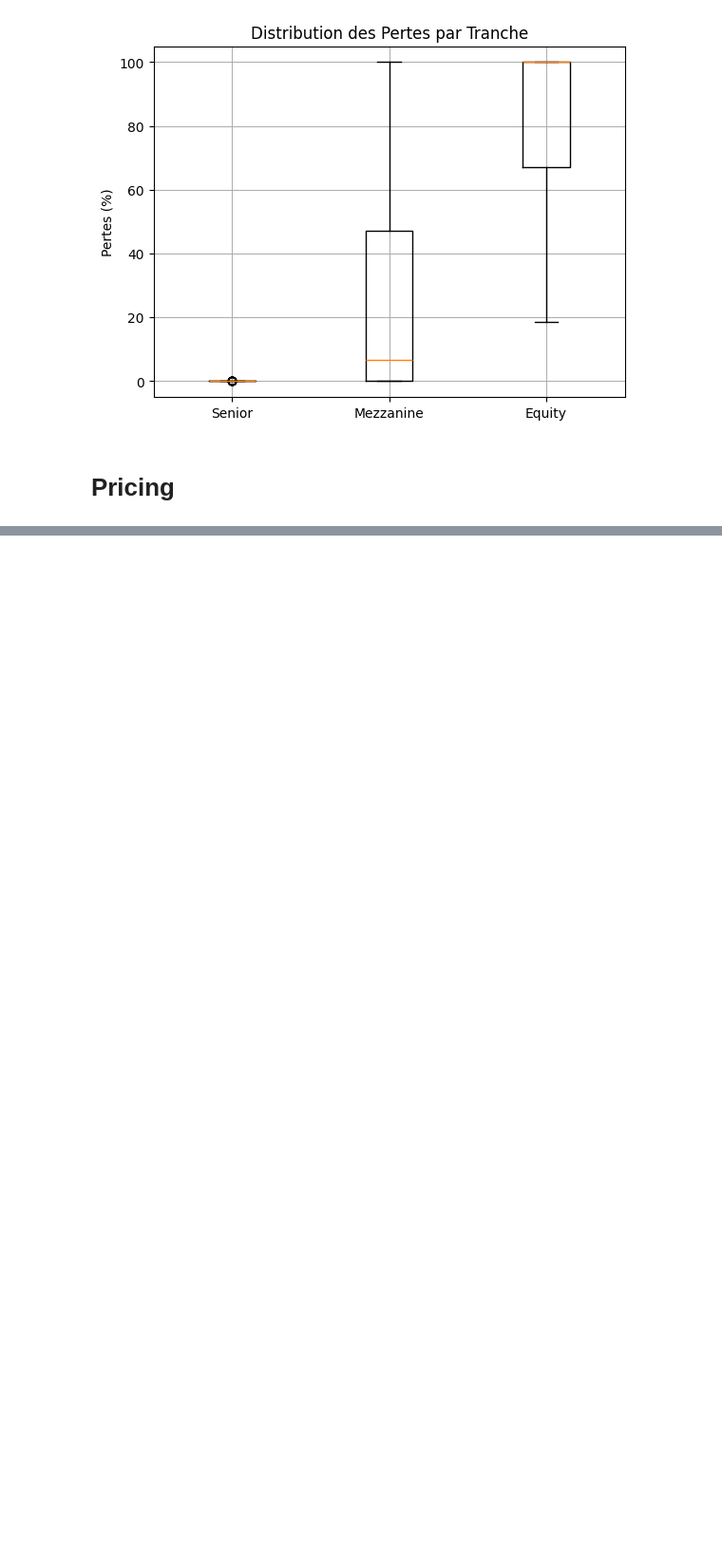
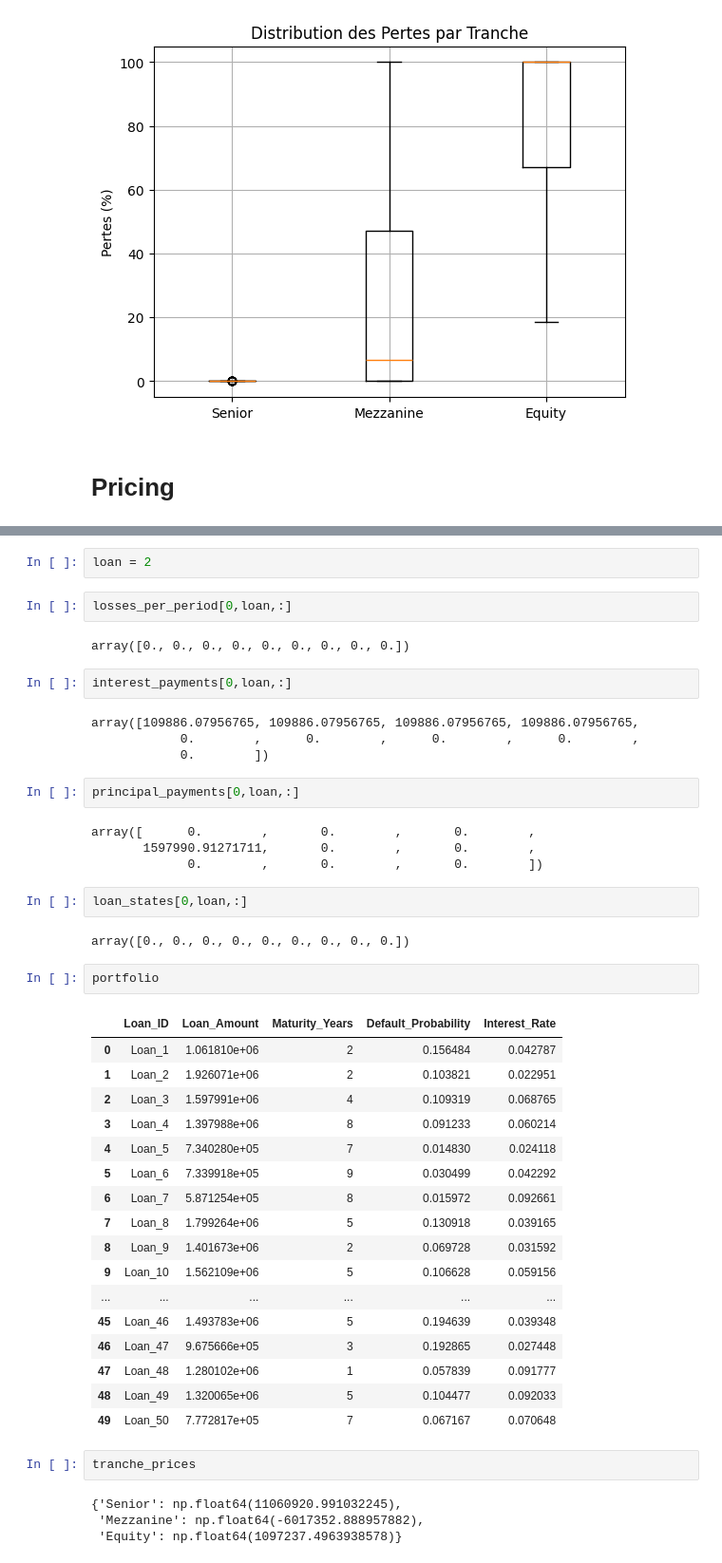
Before and after one commit to MelSOHM/Copulas_For_Credit_Risk, a Jupyter notebook: simulation_scenario.ipynb, the cells around one changed output, grey strips where cells are left out. Shown at 95% size. Cells and saved outputs as stored; diff of their text form; blank space fills up the shorter version.

```diff
--- a/simulation_scenario.ipynb
+++ b/simulation_scenario.ipynb
@@ -163,0 +144,48 @@ losses_per_period, tranche_prices = pricer.pricing_CLO_multi_periode_gaussian(co
+# %%
+loan = 2
+# %%
+losses_per_period[0,loan,:]
+# %% [output]
+array([0., 0., 0., 0., 0., 0., 0., 0., 0.])
+# %%
+interest_payments[0,loan,:]
+# %% [output]
+array([109886.07956765, 109886.07956765, 109886.07956765, 109886.07956765,
+            0.        ,      0.        ,      0.        ,      0.        ,
+            0.        ])
+# %%
+principal_payments[0,loan,:]
+# %% [output]
+array([      0.        ,       0.        ,       0.        ,
+       1597990.91271711,       0.        ,       0.        ,
+             0.        ,       0.        ,       0.        ])
+# %%
+loan_states[0,loan,:]
+# %% [output]
+array([0., 0., 0., 0., 0., 0., 0., 0., 0.])
+# %%
+portfolio
+# %% [output]
+|  | Loan_ID | Loan_Amount | Maturity_Years | Default_Probability | Interest_Rate |
+| 0 | Loan_1 | 1.061810e+06 | 2 | 0.156484 | 0.042787 |
+| 1 | Loan_2 | 1.926071e+06 | 2 | 0.103821 | 0.022951 |
+| 2 | Loan_3 | 1.597991e+06 | 4 | 0.109319 | 0.068765 |
+| 3 | Loan_4 | 1.397988e+06 | 8 | 0.091233 | 0.060214 |
+| 4 | Loan_5 | 7.340280e+05 | 7 | 0.014830 | 0.024118 |
+| 5 | Loan_6 | 7.339918e+05 | 9 | 0.030499 | 0.042292 |
+| 6 | Loan_7 | 5.871254e+05 | 8 | 0.015972 | 0.092661 |
+| 7 | Loan_8 | 1.799264e+06 | 5 | 0.130918 | 0.039165 |
+| 8 | Loan_9 | 1.401673e+06 | 2 | 0.069728 | 0.031592 |
+| 9 | Loan_10 | 1.562109e+06 | 5 | 0.106628 | 0.059156 |
+| ... | ... | ... | ... | ... | ... |
+| 45 | Loan_46 | 1.493783e+06 | 5 | 0.194639 | 0.039348 |
+| 46 | Loan_47 | 9.675666e+05 | 3 | 0.192865 | 0.027448 |
+| 47 | Loan_48 | 1.280102e+06 | 1 | 0.057839 | 0.091777 |
+| 48 | Loan_49 | 1.320065e+06 | 5 | 0.104477 | 0.092033 |
+| 49 | Loan_50 | 7.772817e+05 | 7 | 0.067167 | 0.070648 |
+# %%
+tranche_prices
+# %% [output]
+{'Senior': np.float64(11060920.991032245),
+ 'Mezzanine': np.float64(-6017352.888957882),
+ 'Equity': np.float64(1097237.4963938578)}
```
Also changed, not shown: parts of 4 cells of this notebook, 3 other files.
